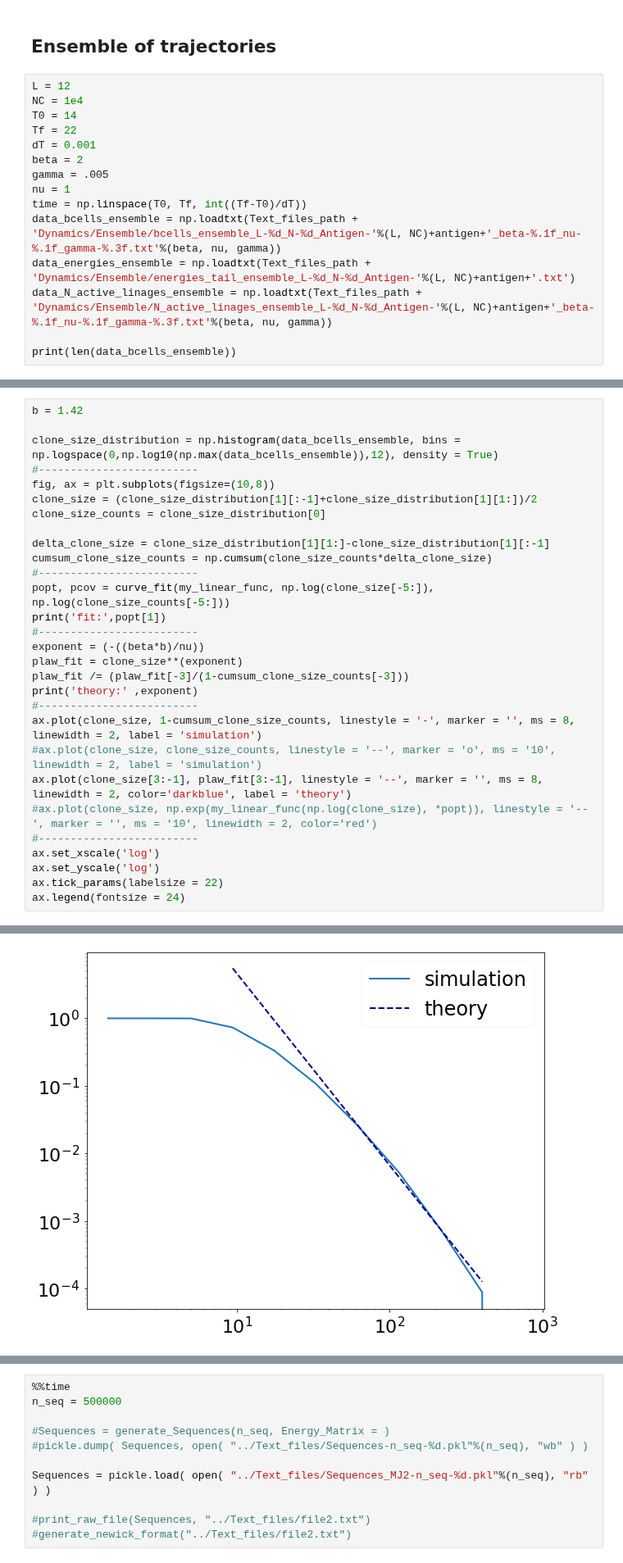
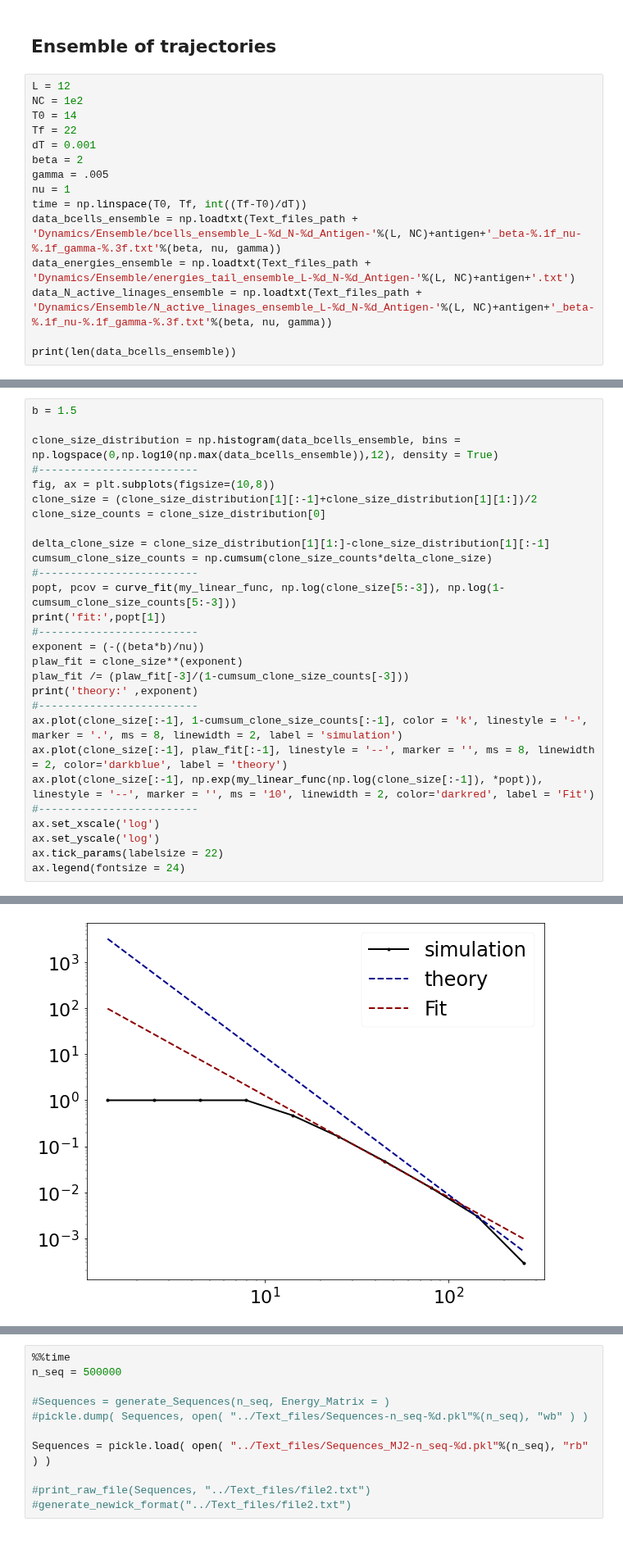
Before and after one commit to betoto008/Affinity_maturation, a Jupyter notebook: Jupyter_Notebooks/1_Sigle_Dynamics.ipynb, the cells around one changed output, grey strips where cells are left out. Shown at 82% size. Cells and saved outputs as stored; diff of their text form.

```diff
--- a/Jupyter_Notebooks/1_Sigle_Dynamics.ipynb
+++ b/Jupyter_Notebooks/1_Sigle_Dynamics.ipynb
@@ -108,7 +108,7 @@ ax[1,1].tick_params(labelsize = 22)
 ## Ensemble of trajectories
 # %%
 L = 12
-NC = 1e4
+NC = 1e2
 T0 = 14
 Tf = 22
 dT = 0.001
@@ -126,5 +126,5 @@ print(len(data_bcells_ensemble))
 # %%
-b = 1.42
+b = 1.5
 
 clone_size_distribution = np.histogram(data_bcells_ensemble, bins = np.logspace(0,np.log10(np.max(data_bcells_ensemble)),12), density = True)
 #-------------------------
@@ -135,7 +135,7 @@ clone_size_counts = clone_size_distribution[0]
 delta_clone_size = clone_size_distribution[1][1:]-clone_size_distribution[1][:-1]
 cumsum_clone_size_counts = np.cumsum(clone_size_counts*delta_clone_size)
 #-------------------------
-popt, pcov = curve_fit(my_linear_func, np.log(clone_size[-5:]), np.log(clone_size_counts[-5:]))
+popt, pcov = curve_fit(my_linear_func, np.log(clone_size[5:-3]), np.log(1-cumsum_clone_size_counts[5:-3]))
 print('fit:',popt[1])
 #-------------------------
 exponent = (-((beta*b)/nu))
@@ -143,10 +143,9 @@ plaw_fit = clone_size**(exponent)
 plaw_fit /= (plaw_fit[-3]/(1-cumsum_clone_size_counts[-3]))
 print('theory:' ,exponent)
 #-------------------------
-ax.plot(clone_size, 1-cumsum_clone_size_counts, linestyle = '-', marker = '', ms = 8, linewidth = 2, label = 'simulation')
-#ax.plot(clone_size, clone_size_counts, linestyle = '--', marker = 'o', ms = '10', linewidth = 2, label = 'simulation')
-ax.plot(clone_size[3:-1], plaw_fit[3:-1], linestyle = '--', marker = '', ms = 8, linewidth = 2, color='darkblue', label = 'theory')
-#ax.plot(clone_size, np.exp(my_linear_func(np.log(clone_size), *popt)), linestyle = '--', marker = '', ms = '10', linewidth = 2, color='red')
+ax.plot(clone_size[:-1], 1-cumsum_clone_size_counts[:-1], color = 'k', linestyle = '-', marker = '.', ms = 8, linewidth = 2, label = 'simulation')
+ax.plot(clone_size[:-1], plaw_fit[:-1], linestyle = '--', marker = '', ms = 8, linewidth = 2, color='darkblue', label = 'theory')
+ax.plot(clone_size[:-1], np.exp(my_linear_func(np.log(clone_size[:-1]), *popt)), linestyle = '--', marker = '', ms = '10', linewidth = 2, color='darkred', label = 'Fit')
 #-------------------------
 ax.set_xscale('log')
 ax.set_yscale('log')
@@ -158,5 +157,5 @@ theory: -2.84
 <matplotlib.legend.Legend at 0x...>
-[figure, old version]
+[figure, new version]
 # %%
 fig, ax = plt.subplots(figsize=(10,8))
 
```
Also changed, not shown: parts of 6 cells of this notebook, 7 other files.
